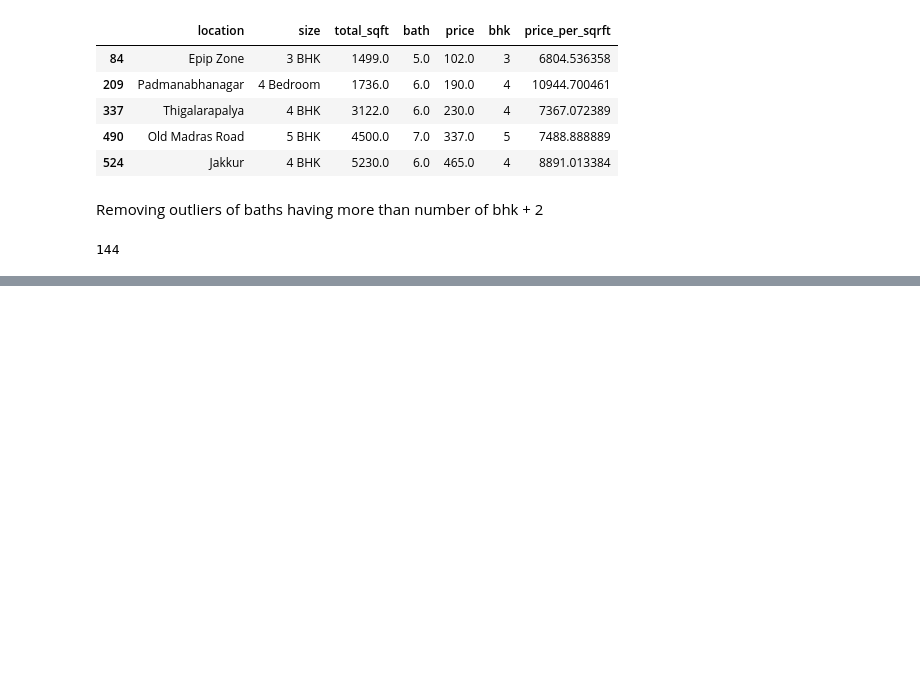
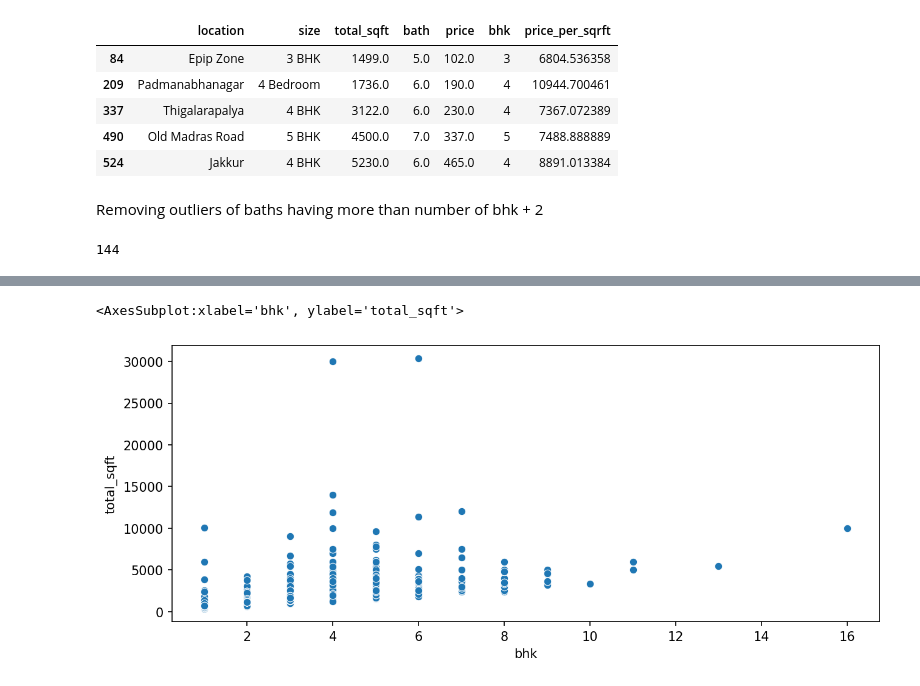
Before and after one commit to allan-mathews/Kaggle-Projects, a Jupyter notebook: bengaluru_house_pricing.ipynb, the cells around one changed output, grey strips where cells are left out. Drawn from its saved outputs; the diff is of its cells as text; code cells hidden in the pictures; blank space fills up the shorter version.

```diff
--- a/bengaluru_house_pricing.ipynb
+++ b/bengaluru_house_pricing.ipynb
@@ -228,0 +234,15 @@ df5=df4[~(df4.bath==df4.bhk+2)]
+# %%
+def remove_pps_outliers(df):
+    df_out = pd.DataFrame()
+    for key, subdf in df.groupby('location'):
+        m = np.mean(subdf.price_per_sqrft)
+        st = np.std(subdf.price_per_sqrft)
+        reduced_df = subdf[(subdf.price_per_sqrft>(m-st)) & (subdf.price_per_sqrft<=(m+st))]
+        df_out = pd.concat([df_out,reduced_df],ignore_index=True)
+    return df_out
+df6 = remove_pps_outliers(df5)
+plt.figure(figsize=(10,4),dpi=150)
+sns.scatterplot(data=df6,x='bhk',y='total_sqft')
+# %% [output]
+<AxesSubplot:xlabel='bhk', ylabel='total_sqft'>
+[figure, added]
```
Also changed, not shown: parts of 2 cells of this notebook.
